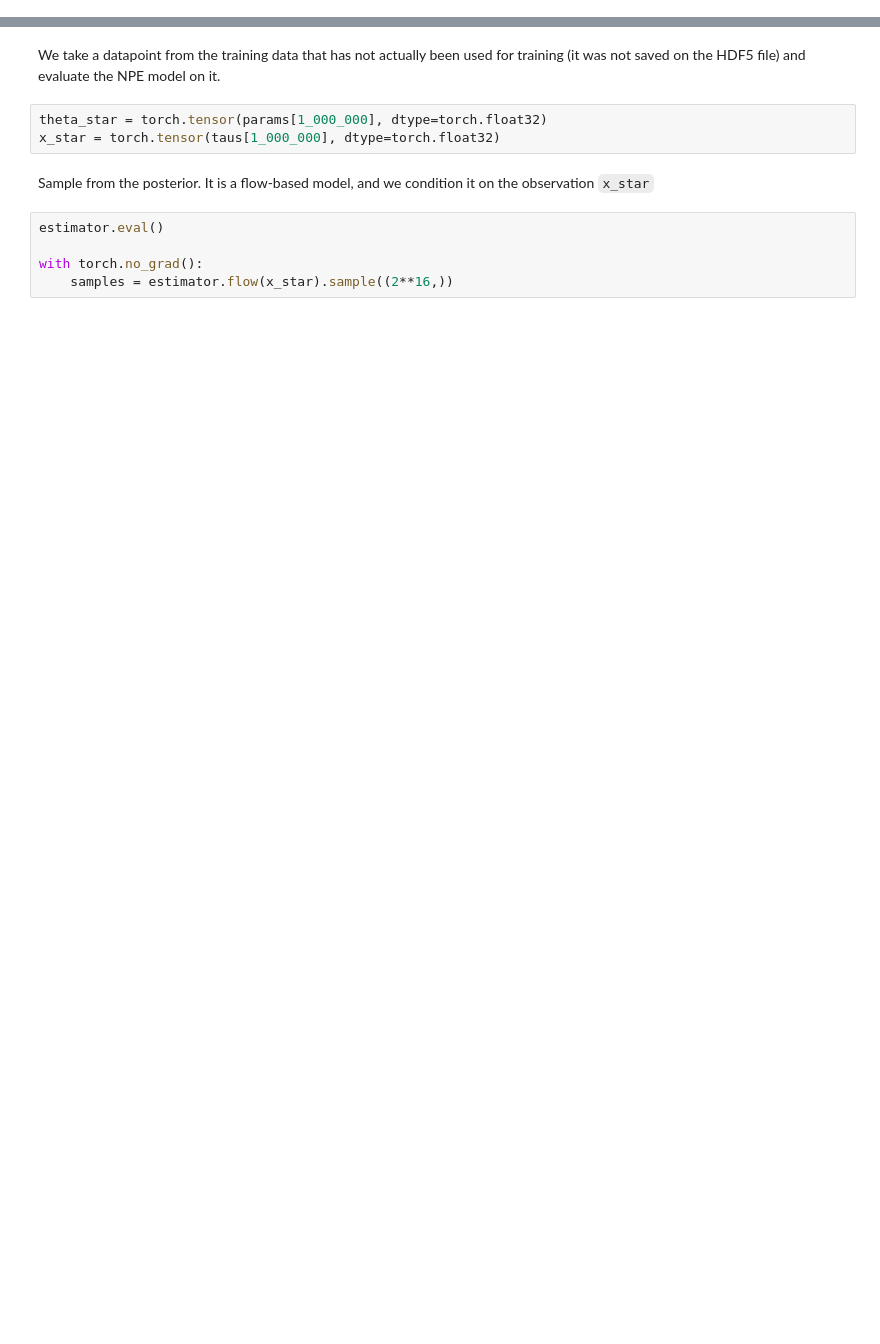
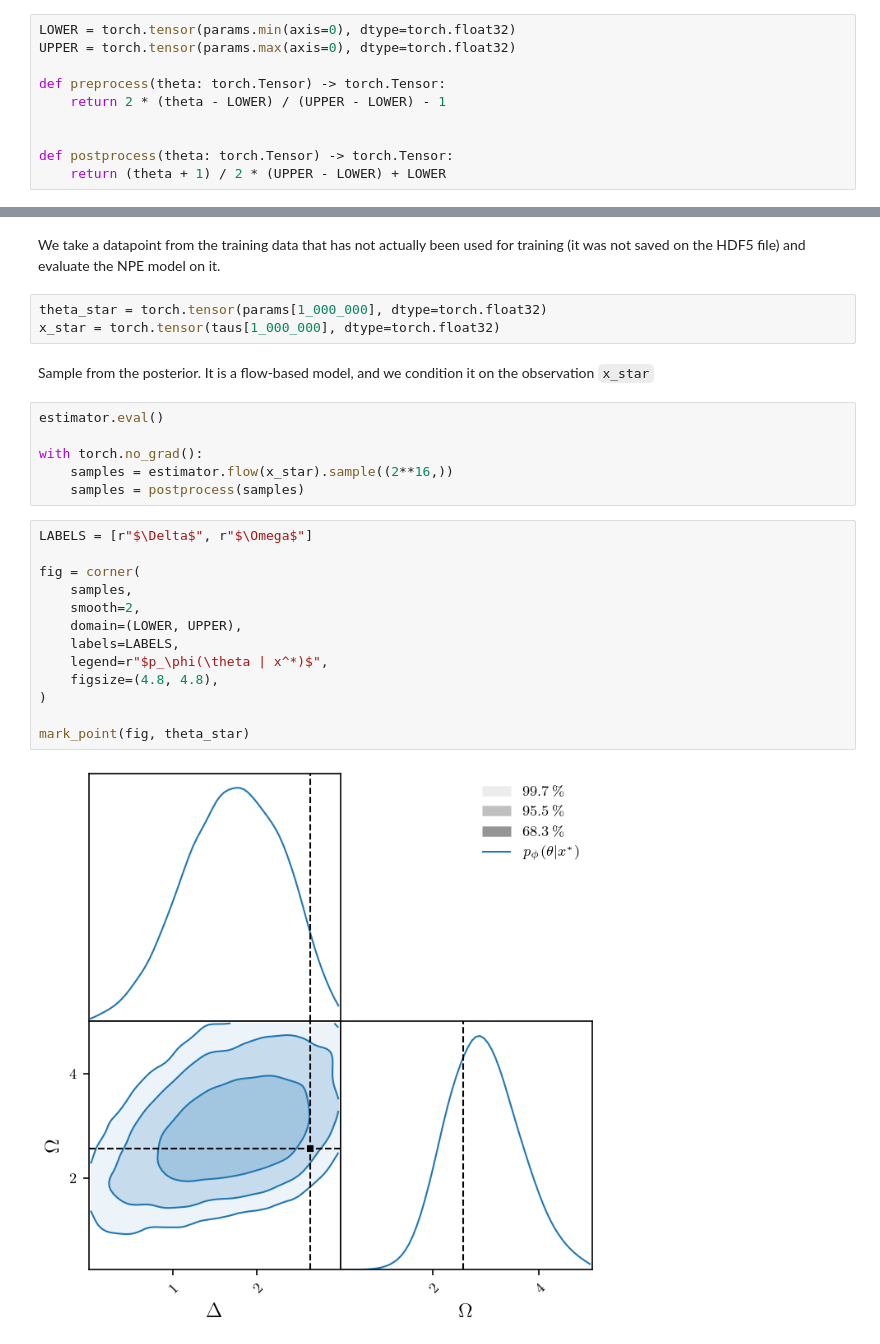
Before and after one commit to CarlosSMWolff/ParamEst-NN, a Jupyter notebook: notebooks/4-NPE.ipynb, the cells around one changed output, grey strips where cells are left out. Saved outputs shown, nothing was run; the diff lists cells and outputs as text; blank space fills up the shorter version.

```diff
--- a/notebooks/4-NPE.ipynb
+++ b/notebooks/4-NPE.ipynb
@@ -155,3 +204,13 @@ Training loop
+# %%
+LOWER = torch.tensor(params.min(axis=0), dtype=torch.float32)
+UPPER = torch.tensor(params.max(axis=0), dtype=torch.float32)
+
+def preprocess(theta: torch.Tensor) -> torch.Tensor:
+    return 2 * (theta - LOWER) / (UPPER - LOWER) - 1
+
+
+def postprocess(theta: torch.Tensor) -> torch.Tensor:
+    return (theta + 1) / 2 * (UPPER - LOWER) + LOWER
 # %%
 optimizer = optim.Adam(estimator.parameters(), lr=1e-3)
 step = GDStep(optimizer, clip=1.0)  # gradient descent step with gradient clipping
@@ -179,3 +244,19 @@ estimator.eval()
 
 with torch.no_grad():
     samples = estimator.flow(x_star).sample((2**16,))
+    samples = postprocess(samples)
+# %%
+LABELS = [r"$\Delta$", r"$\Omega$"]
+
+fig = corner(
+    samples,
+    smooth=2,
+    domain=(LOWER, UPPER),
+    labels=LABELS,
+    legend=r"$p_\phi(\theta | x^*)$",
+    figsize=(4.8, 4.8),
+)
+
+mark_point(fig, theta_star)
+# %% [output]
+[figure, added]
```
Also changed, not shown: parts of 37 cells of this notebook.
